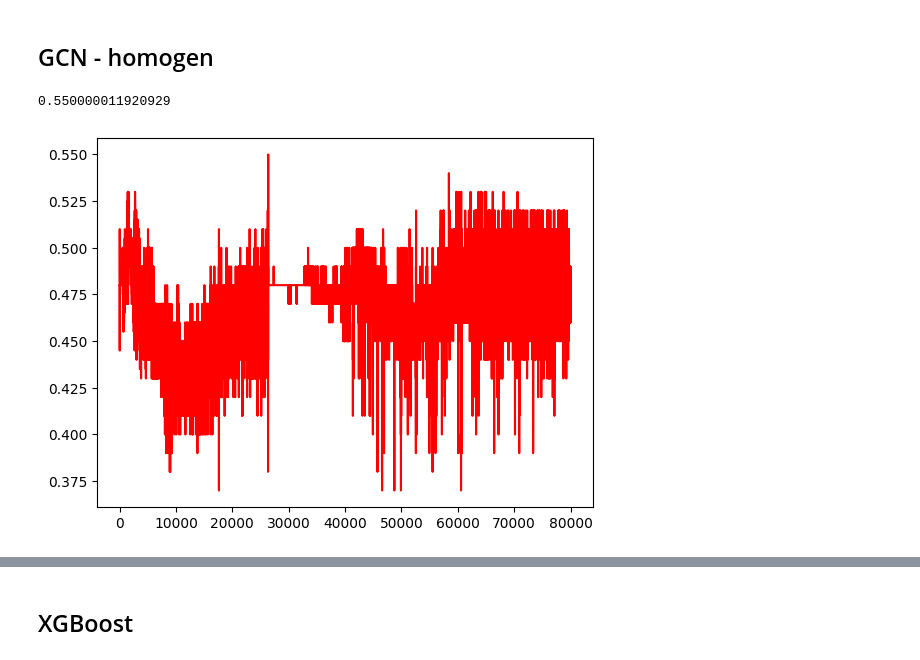
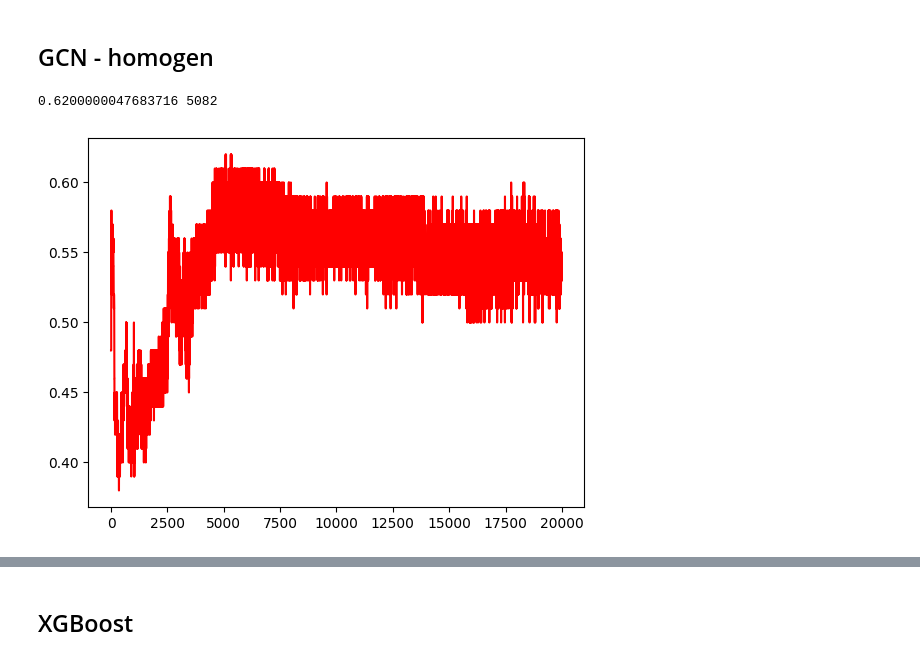
Before and after one commit to JasaZnidar/Predvidenje-zmagovalca-vaterpolo, a Jupyter notebook: Diplomska_naloga.ipynb, the cells around one changed output, grey strips where cells are left out. Drawn from its saved outputs; the diff is of its cells as text; code cells hidden in the pictures.

Commit message:
Updated GCN to include dual connection (1 match, 2 edges with inversed results) and single connections

```diff
--- a/Diplomska_naloga.ipynb
+++ b/Diplomska_naloga.ipynb
@@ -465,7 +486,7 @@ def getData(matches: dict[str, dict], stop: int = None, skipTie: bool = False):
   return (match_data, team_data)
 # %%
 # @title Homogen graph data
-def getHomoData(team_data: dict, match_data: dict):
+def getHomoData(team_data: dict, match_data: dict, inverse: bool = False):
   #=============================================================================
   # Input varaibles analasys
   #=============================================================================
@@ -496,9 +517,10 @@ def getHomoData(team_data: dict, match_data: dict):
     edge_weight_list.append(abs(match_results[match_id]))
 
     # add inverse match
-    edge_index_list.append([teamDict_name_index[match_teams[match_id][1]], teamDict_name_index[match_teams[match_id][0]]])
-    edge_attr_list.append([match_results[match_id] * -1])
-    edge_weight_list.append(abs(match_results[match_id]))
+    if inverse:
+      edge_index_list.append([teamDict_name_index[match_teams[match_id][1]], teamDict_name_index[match_teams[match_id][0]]])
+      edge_attr_list.append([match_results[match_id] * -1])
+      edge_weight_list.append(abs(match_results[match_id]))
 
   #=============================================================================
   # Generate Tensor data for output
@@ -1074,36 +1080,36 @@ def eval(model: torch.nn.Module, input_params: dict, ground_truth: torch.Tensor)
 # %%
+# @title GCN homo - with ties
 set_seed(seed)
 gcn_homo = GCN_Homo([num_playerInMatch_features, num_playerInMatch_features*2, num_playerInMatch_features*2, num_playerInMatch_features], device = device, dropout = 0.0)
 gcn_homo_optimizer = torch.optim.Adam(gcn_homo.parameters(), lr=0.01)
 gcn_homo_crit = torch.nn.CrossEntropyLoss()
-epochs = 80_000
+epochs = 20_000
 train_gcn_homo_params = {
     'x': train_homo_x,
     'edge_index': train_homo_edge_index,
     'edge_weight': train_homo_edge_weight
 }
-train_gcn_homo_ground = torch.tensor([classify for classify in train_match_class for _ in range(2)]).to(device)
+train_gcn_homo_ground = torch.tensor([classify for classify in train_match_class]).to(device)
 test_gcn_homo_params = {
     'x': test_homo_x,
     'edge_index': test_homo_edge_index,
     'edge_weight': test_homo_edge_weight
 }
-test_gcn_homo_ground = torch.tensor([classify for classify in test_match_class for _ in range(2)]).to(device)
+test_gcn_homo_ground = torch.tensor([classify for classify in test_match_class]).to(device)
 
 test_gcn_homo_acc = []
 
 for _ in range(epochs):
   train(gcn_homo, gcn_homo_optimizer, gcn_homo_crit, train_gcn_homo_params, train_gcn_homo_ground)
   test_gcn_homo_acc.append(eval(gcn_homo, test_gcn_homo_params, test_gcn_homo_ground))
-print(max(test_gcn_homo_acc))
+
+print(max(test_gcn_homo_acc), test_gcn_homo_acc.index(max(test_gcn_homo_acc)))
+warnings.filterwarnings("ignore", category=UserWarning, message="No artists with labels found to put in legend")
+
+fig, ax1 = plt.subplots()
+
+ax1.plot(range(epochs), test_gcn_homo_acc, label='Ties', color='red')
+plt.show()
 # %% [output]
-0.550000011920929
+0.6200000047683716 5082
+[figure, added]
-# %%
-warnings.filterwarnings("ignore", category=UserWarning, message="No artists with labels found to put in legend")
-
-fig, ax1 = plt.subplots()
-
-ax1.plot(range(epochs), test_gcn_homo_acc, label='Ties', color='red')
-plt.show()
-# %% [output]
-[figure, removed]
```
Also changed, not shown: parts of 6 cells of this notebook.
